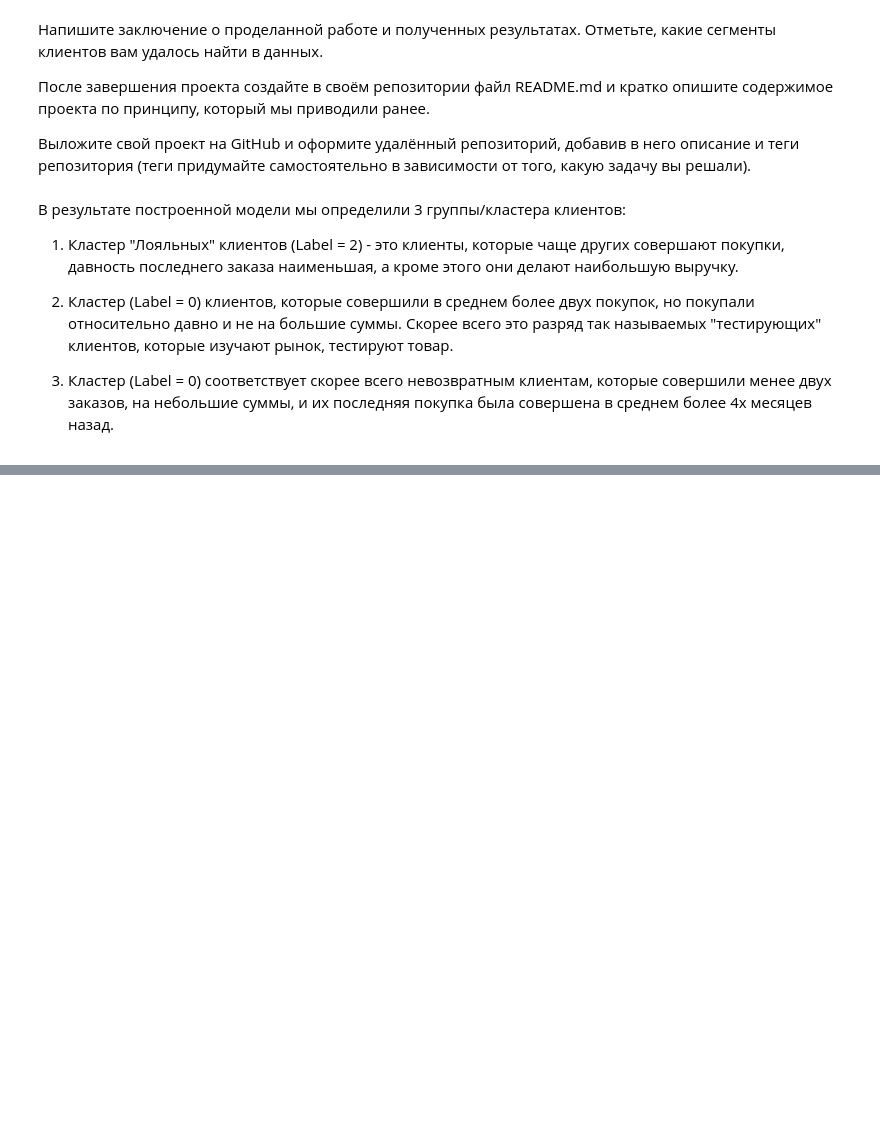
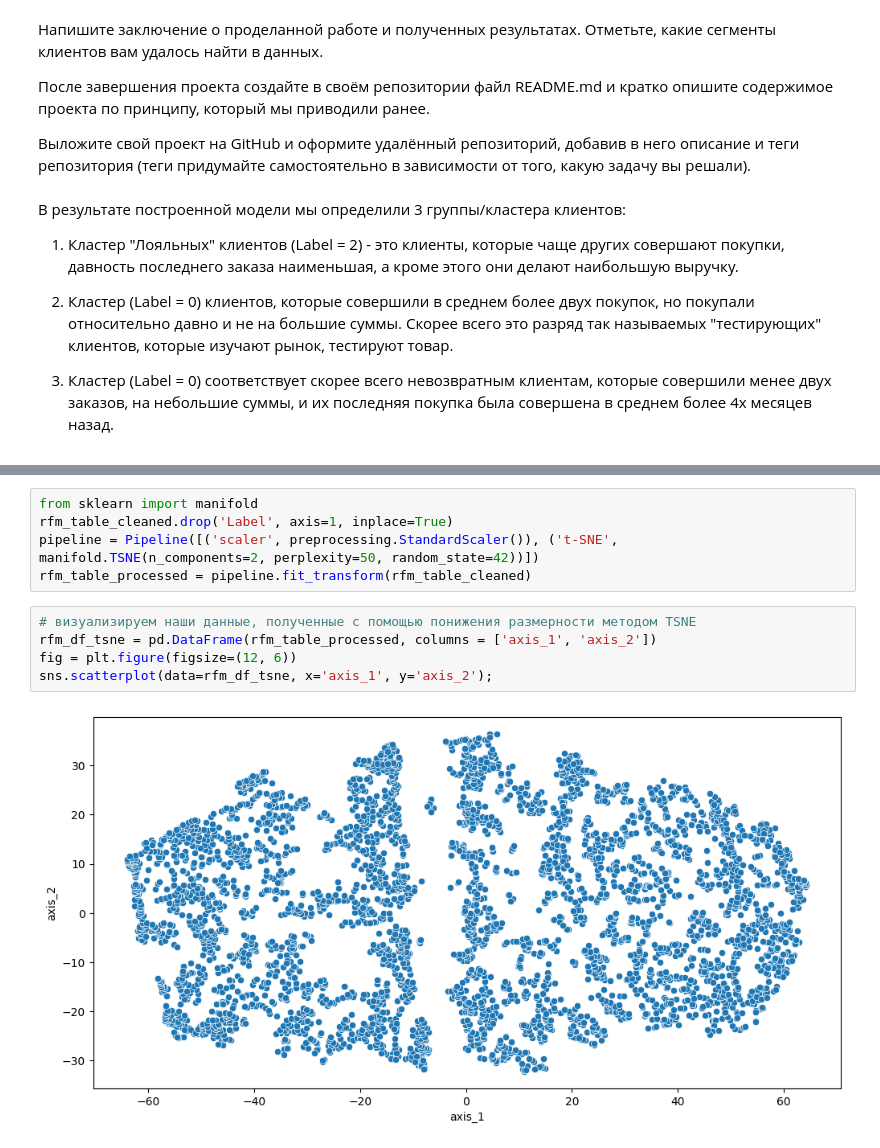
Before and after one commit to veshua/sf_data_science, a Jupyter notebook: project_6/PROJECT-6._AAM_Сегментация_клиентов_онлайн-магазина.ipynb, the cells around one changed output, grey strips where cells are left out. Drawn from its saved outputs; the diff is of its cells as text; blank space fills up the shorter version.

```diff
--- a/project_6/PROJECT-6._AAM_Сегментация_клиентов_онлайн-магазина.ipynb
+++ b/project_6/PROJECT-6._AAM_Сегментация_клиентов_онлайн-магазина.ipynb
@@ -714,0 +751,12 @@ plot_cluster_profile(rfm_table_cleaned_grouped , 3)
+# %%
+from sklearn import manifold
+rfm_table_cleaned.drop('Label', axis=1, inplace=True)
+pipeline = Pipeline([('scaler', preprocessing.StandardScaler()), ('t-SNE', manifold.TSNE(n_components=2, perplexity=50, random_state=42))])
+rfm_table_processed = pipeline.fit_transform(rfm_table_cleaned)
+# %%
+# визуализируем наши данные, полученные с помощью понижения размерности методом TSNE
+rfm_df_tsne = pd.DataFrame(rfm_table_processed, columns = ['axis_1', 'axis_2'])
+fig = plt.figure(figsize=(12, 6))
+sns.scatterplot(data=rfm_df_tsne, x='axis_1', y='axis_2');
+# %% [output]
+[figure, added]
```
Also changed, not shown: parts of 22 cells of this notebook, 6 other files.
